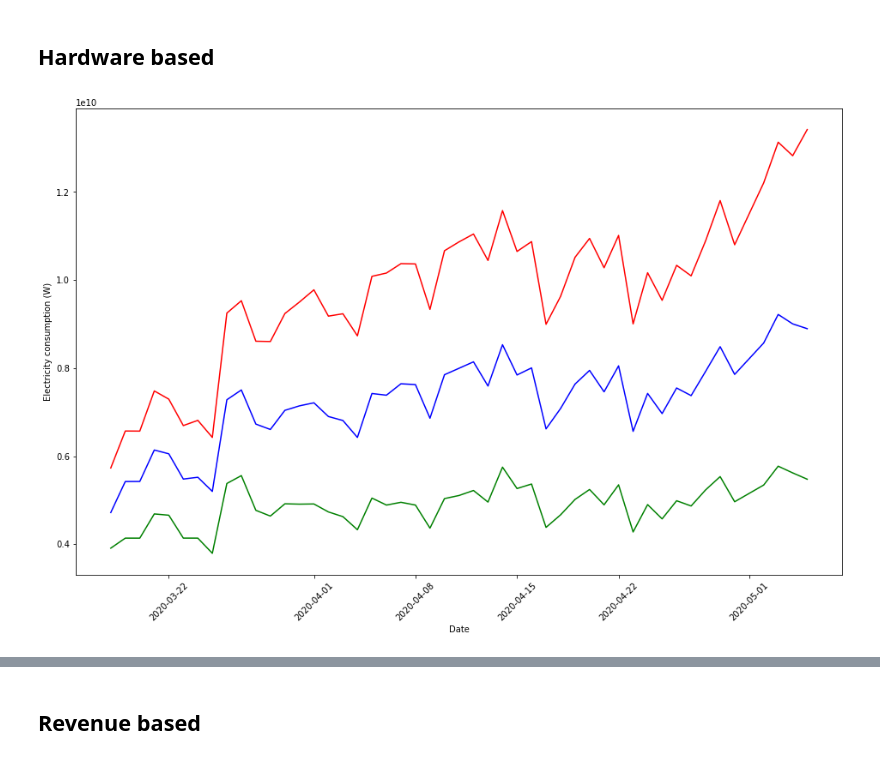
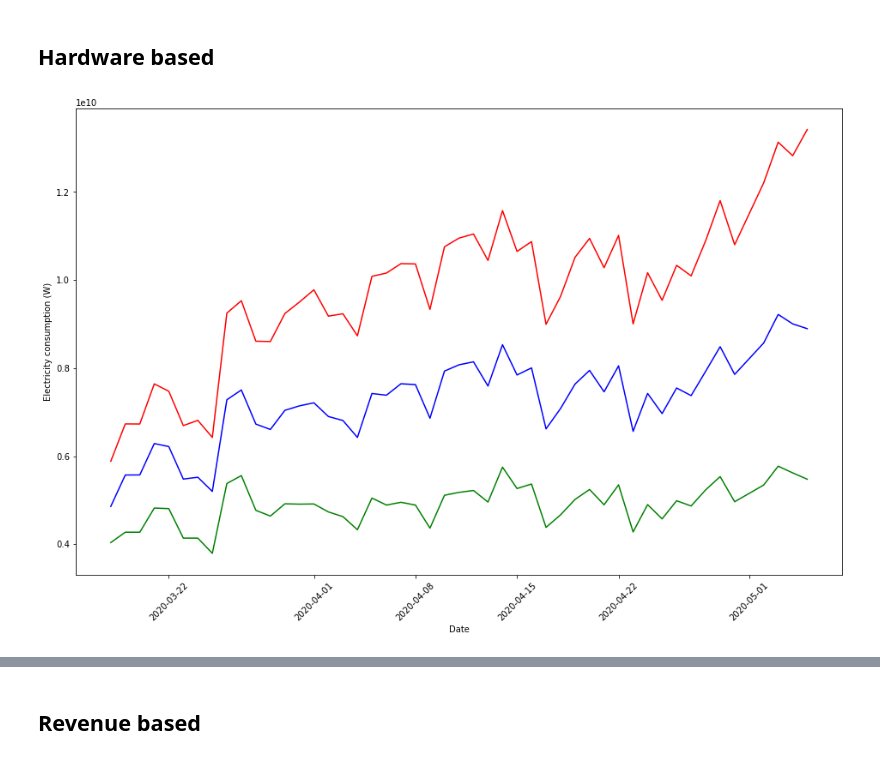
Before and after one commit to Lukasdeloose/sustainable_blockchain, a Jupyter notebook: data_analysis/energy_consumption.ipynb, the cells around one changed output, grey strips where cells are left out. Saved outputs shown, nothing was run; the diff lists cells and outputs as text; code cells hidden in the pictures.

```diff
--- a/data_analysis/energy_consumption.ipynb
+++ b/data_analysis/energy_consumption.ipynb
@@ -398,7 +398,7 @@ def calc_revenue_bounds(bounds, revenue_percent = 0.60):
     return revenue_bounds
 # %%
 # Get hardware bounds
-hardware_bounds_coin = hardware_based_estimation(data_hist)
+hardware_bounds_coin = hardware_based_estimation(data_hist, PUE_fix=True)
 hardware_bounds_total = calc_hardware_bounds(hardware_bounds_coin)
 # %%
 # Get revenue bounds
@@ -427,18 +427,18 @@ for bound, data in coin_hardware_date.items():
 ## Hardware based
 # %%
 # Get hardware bounds
-hardware_bounds_coin = hardware_based_estimation(data_hist)
-hardware_bounds_total = calc_hardware_bounds(hardware_bounds_coin)
+#hardware_bounds_coin = hardware_based_estimation(data_hist)
+#hardware_bounds_total = calc_hardware_bounds(hardware_bounds_coin)
 plt.figure(figsize=(16,10))
 plt.plot(dates, hardware_bounds_total['lower'], color='green')
 plt.plot(dates, hardware_bounds_total['estimate'], color='blue')
 plt.plot(dates, hardware_bounds_total['upper'], color='red')
 plt.xticks(rotation=45)
 plt.ylabel("Electricity consumption (W)")
 plt.xlabel("Date")
 plt.show()
 # %% [output]
-[figure, old version]
+[figure, new version]
 # %%
 coin_hardware_date['estimate'].columns = dates
 # %%
```
Also changed, not shown: parts of 26 cells of this notebook, 2 other files.
